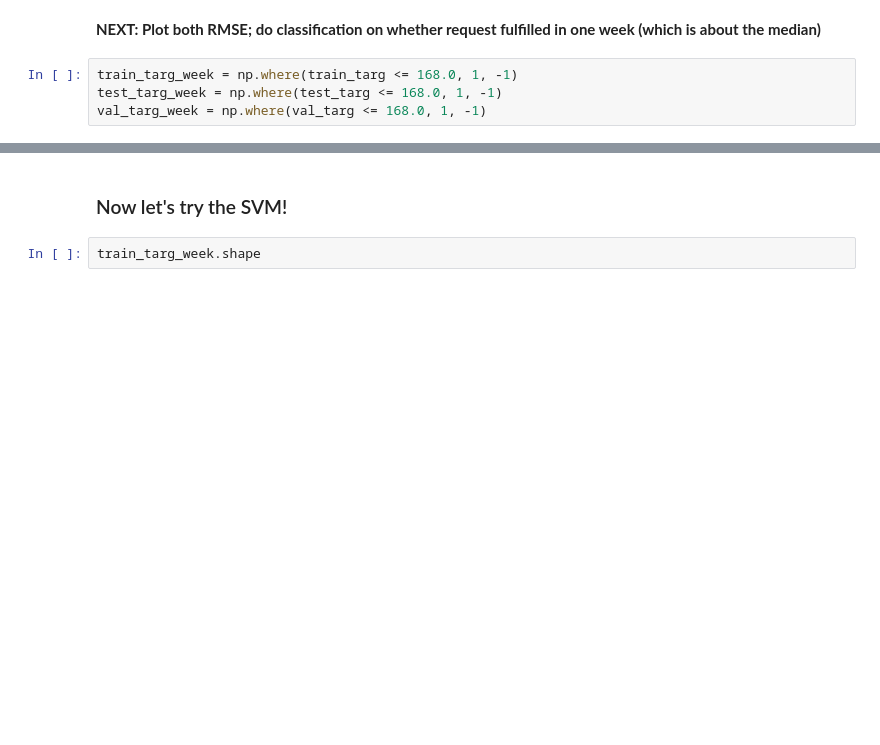
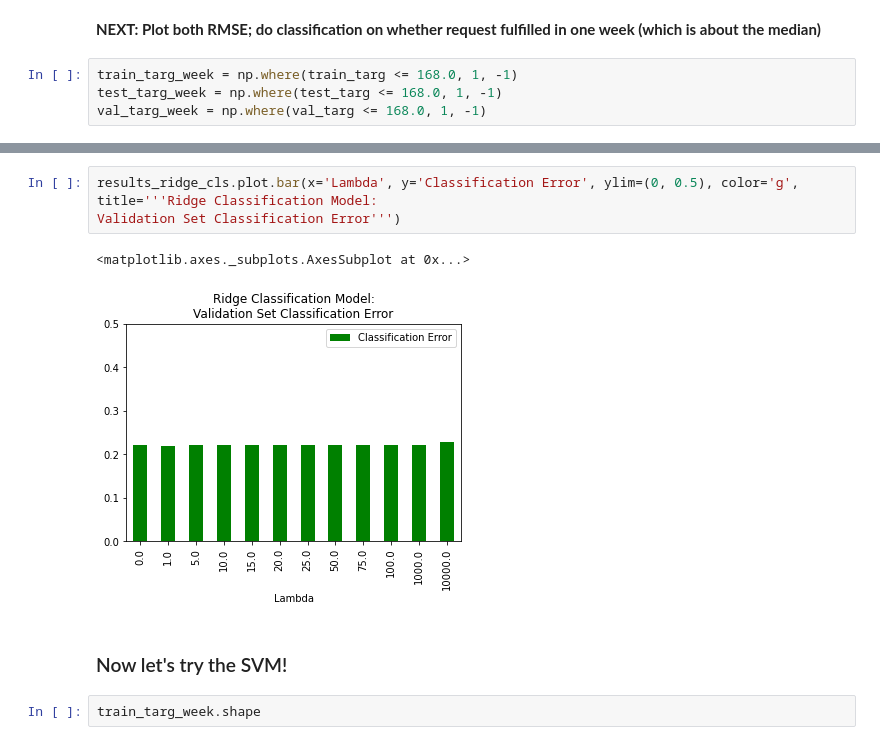
Before and after one commit to FeldmanMike/ml-chicago-311, a Jupyter notebook: notebooks/train_models.ipynb, the cells around one changed output, grey strips where cells are left out. Drawn from its saved outputs; the diff is of its cells as text; blank space fills up the shorter version.

```diff
--- a/notebooks/train_models.ipynb
+++ b/notebooks/train_models.ipynb
@@ -203,3 +332,9 @@ results_trunc_cls
+# %%
+results_ridge_cls.plot.bar(x='Lambda', y='Classification Error', ylim=(0, 0.5), color='g', title='''Ridge Classification Model:
+Validation Set Classification Error''')
+# %% [output]
+<matplotlib.axes._subplots.AxesSubplot at 0x...>
+[figure, added]
 # %% [markdown]
 ### Now let's try the SVM!
 # %%
```
Also changed, not shown: parts of 30 cells of this notebook.
